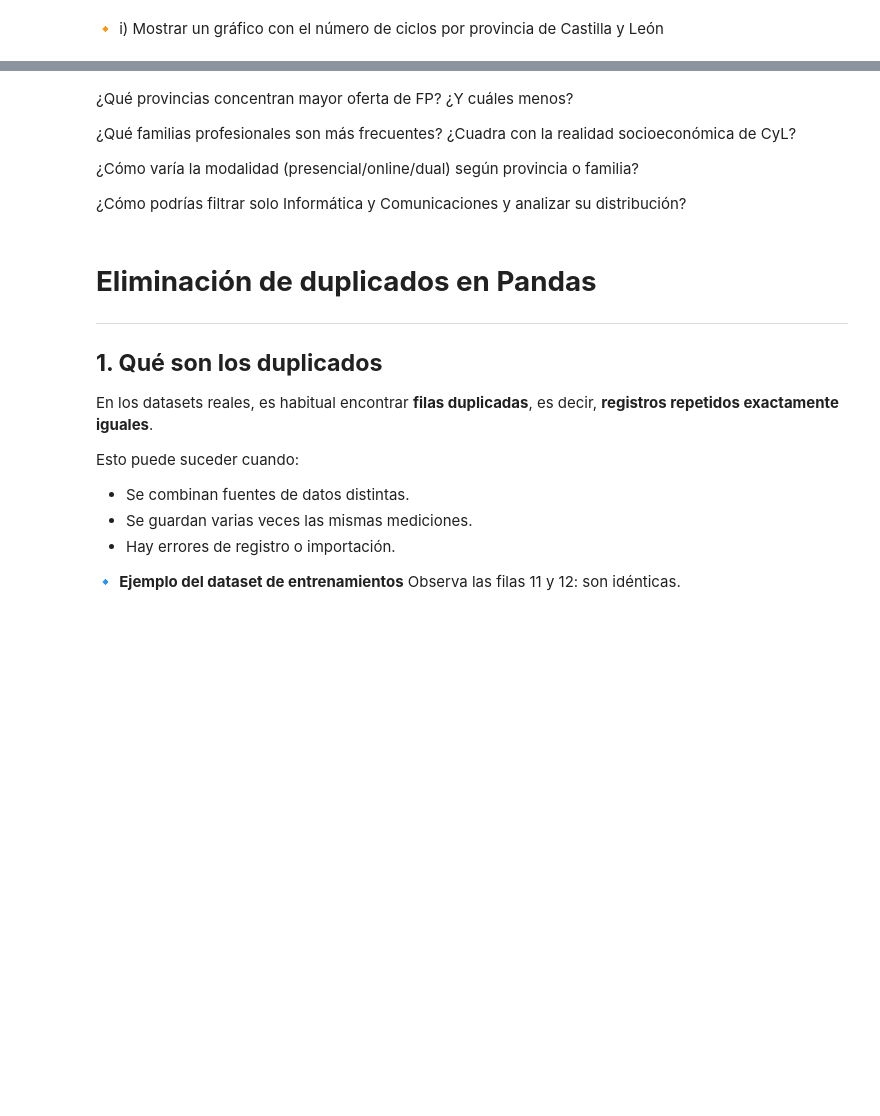
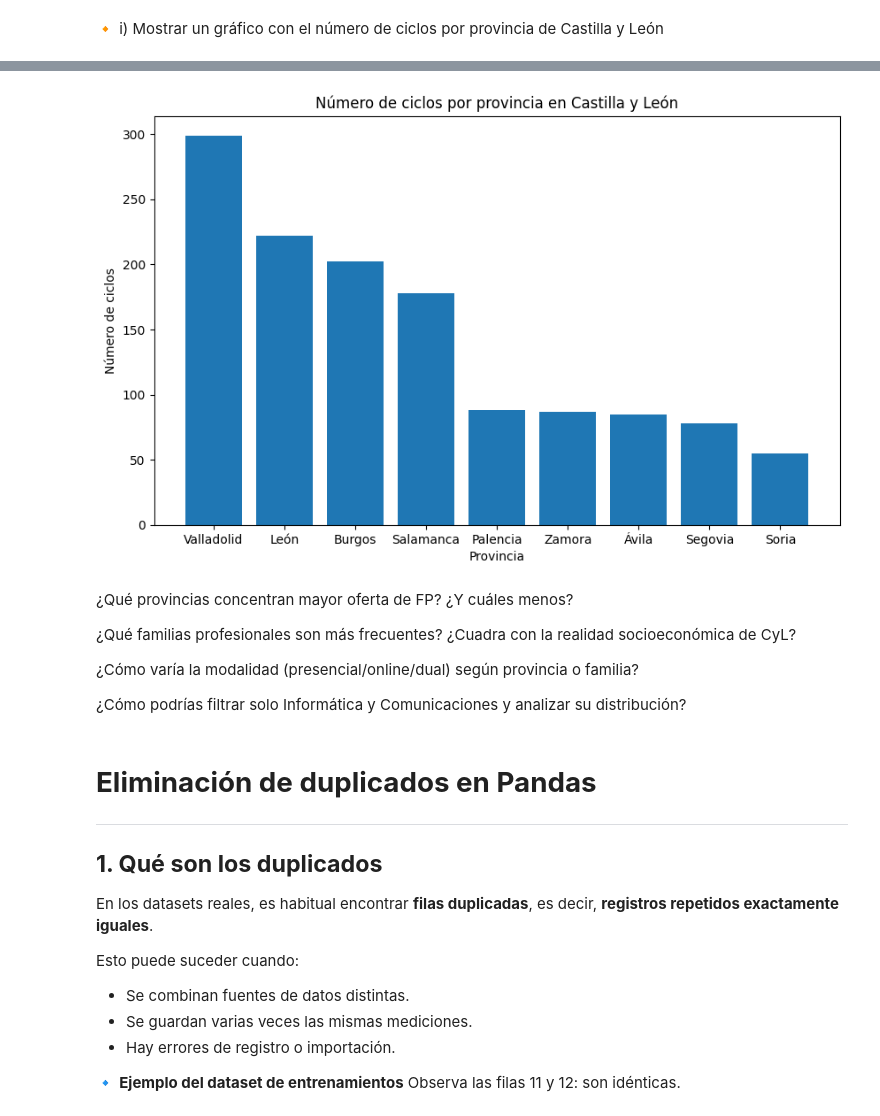
Before and after one commit to Ciclo-Especializacion-IA-y-BigData/actividad-numpy-y-pandas-GuillenteN, a Jupyter notebook: Tutorial_Pandas.ipynb, the cells around one changed output, grey strips where cells are left out. Saved outputs shown, nothing was run; the diff lists cells and outputs as text; code cells hidden in the pictures; blank space fills up the shorter version.

```diff
--- a/Tutorial_Pandas.ipynb
+++ b/Tutorial_Pandas.ipynb
@@ -2380,5 +2448,5 @@ Name: Duration, dtype: float64
 
 #### 6.1 Separar las coordenadas en Latitud y Longitud
 # %%
-# Cambiar df_plano por el nombre de tu dataframe
-# df_plano[['latitud', 'longitud']] = pd.DataFrame(df_plano['localizacion'].tolist(), index=df_plano.index)
+df_plano[['latitud', 'longitud']] = pd.DataFrame(df_plano['localizacion'].tolist(), index = df_plano.index)
+df_plano.head()
@@ -2388,3 +2464,18 @@ Name: Duration, dtype: float64
 *   ``[record_timestamp]`` a ``datetime`` con ``to_datetime()``
 *   ``['grupos_1o']`` y ``['grupos_2o']`` a numérico con to_numeric y la opción ``errors='coerce'``
 * Eliminar Columnas Redudante o Innecesarias creando una lista llamada columnas_a_eliminar y pasándoselas a ``drop`` con la opción ``columns`=columnas_a_eliminar`` y ``errors='ignore'`` para que no falle si alguna no existe
+# %%
+df_plano["record_timestamp"] = pd.to_datetime(df_plano["record_timestamp"])
+df_plano["grupos_1o"] = pd.to_numeric(df_plano["grupos_1o"], errors = "coerce")
+df_plano["grupos_2o"] = pd.to_numeric(df_plano["grupos_2o"], errors = "coerce")
+
+columnas_a_eliminar = [
+    "datasetid",
+    "recordid",
+    "localizacion",
+    "coordinates",
+    "type"
+]
+
+df_limpio = df_plano.drop(columns = columnas_a_eliminar, errors = "ignore")
+df_limpio.head()
@@ -2393,2 +2512,5 @@ Name: Duration, dtype: float64
 # %% [markdown]
 #### 6.4 Rellenar los valores nulos por 0.0
+# %%
+df_limpio = df_limpio.fillna(0.0)
+df_limpio.isna().sum()
@@ -2397,2 +2549,5 @@ Name: Duration, dtype: float64
 # %% [markdown]
 6.6 Eliminar valores duplicados si existieran
+# %%
+df_limpio = df_limpio.drop_duplicates()
+df_limpio.describe()
@@ -2540,3 +2700,21 @@ Name: count, dtype: int64
+# %%
+import matplotlib.pyplot as plt
+
+provincias_cyl = ["Ávila", "Burgos", "León", "Palencia", "Salamanca",
+    "Segovia", "Soria", "Valladolid", "Zamora"]
+
+
+df_cyl = df_limpio[df_limpio["provincia"].isin(provincias_cyl)]
+cantidad = df_cyl["provincia"].value_counts()
+
+plt.figure(figsize = (10, 6))
+plt.bar(cantidad.index, cantidad.values)
+plt.xlabel("Provincia")
+plt.ylabel("Número de ciclos")
+plt.title("Número de ciclos por provincia en Castilla y León")
+plt.show()
+# %% [output]
+[figure, added]
 # %% [markdown]
 ¿Qué provincias concentran mayor oferta de FP? ¿Y cuáles menos?
 
```
Also changed, not shown: parts of 67 cells of this notebook.
